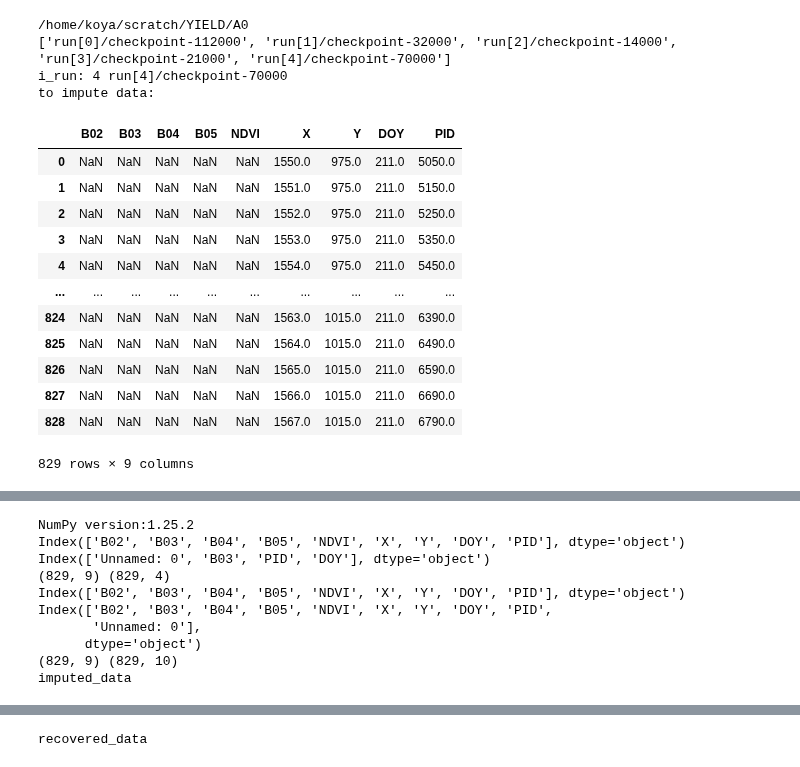
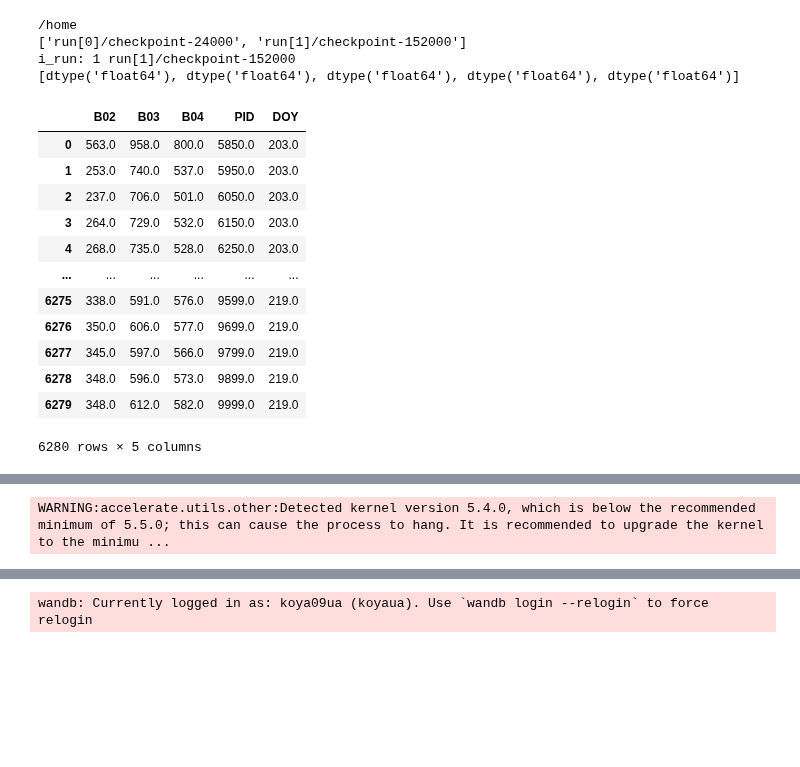
Before and after one commit to koyacolab/aispace, a Jupyter notebook: ainf.ipynb, the cells around one changed output, grey strips where cells are left out. Drawn from its saved outputs; the diff is of its cells as text; code cells hidden in the pictures; blank space fills up the shorter version.

Commit message:
impute generation

```diff
--- a/ainf.ipynb
+++ b/ainf.ipynb
@@ -156,7 +156,7 @@ class HLSInference(HLSDataSet):
         # self.nan_data_resid  = self.nan_data.loc[(nan_data['DOY'] != doy)]
         # self.nan_data_resid  = self.nan_data_resid.reset_index(drop=True)
 
-    def _impute(self, model, columns_impute=['B03', 'PID', 'DOY'], device='cuda', k=400, max_length=1000, temperature=0.01):
+    def _impute(self, model, columns_impute=['B02', 'B03', 'B04', 'PID', 'DOY'], device='cuda', k=400, max_length=1000, temperature=0.01):
 
         self.nan_data_doy = self.to_impute.loc[(self.to_impute['DOY'] == self.doy_to_impute)]
         self.nan_data_doy = self.nan_data_doy.reset_index(drop=True)
@@ -179,9 +179,9 @@ class HLSInference(HLSDataSet):
         # self.nan_data_doy = self.nan_data_doy[self.nan_data_doy.columns[::-1]].copy()
 
         _impute = self.nan_data_doy[columns_impute].copy()
-        self.imputed_data = pd.read_csv('imputed.csv')
-        # self.imputed_data = model.impute(_impute, k=k, max_length=max_length, temperature=temperature, device=device)
-        # self.imputed_data.to_csv('imputed.csv')
+        # self.imputed_data = pd.read_csv('imputed.csv')
+        self.imputed_data = model.impute(_impute, k=k, max_length=max_length, temperature=temperature, device=device)
+        self.imputed_data.to_csv('imputed2.csv')
 
         # imputed_file = f'A0[optim_sophia]/imputed_output_run[3].csv'
         # self.imputed_data = pd.read_csv(imputed_file)
@@ -193,10 +193,14 @@ class HLSInference(HLSDataSet):
         # Merge the dataframes by X and Y columns and replace B3 in df1 with B3 from df2
         merged_df = self.nan_data_doy.merge(self.imputed_data, on=['PID', 'DOY'], suffixes=('', '_df2'), how='left')
         # Replace the original B3 column with B3 from df2
+        merged_df['B02'] = merged_df['B02_df2']
+        merged_df['B03'] = merged_df['B03_df2']
         merged_df['B03'] = merged_df['B03_df2']
 
         # Drop the additional B3_df2 column
+        merged_df = merged_df.drop('B02_df2', axis=1)
         merged_df = merged_df.drop('B03_df2', axis=1)
+        merged_df = merged_df.drop('B04_df2', axis=1)
 
         self.imputed_data = merged_df.copy()
 
@@ -460,15 +477,16 @@ chkpt_list = [8000, 8000, 8000, 16000, ]
 chkpt_list = [8000, 8000, 8000, 16000, ]
 chkpt_list = [32000, 32000, 64000, 32000, 28000, 28000, 28000]
 chkpt_list = [7000, 105000, 71000, 32000, 22000, 112000, 112000, 112000]
-chkpt_list = [112000, 32000, 14000, 21000, 70000]
+chkpt_list = [24000, 152000, ]
 
 !pwd
 
-i_run = 4
+i_run = 1
 
 experiment_dir = 'A0[optim_sophia]'
 experiment_dir = 'A0[great_sophia]'
-experiment_dir = 'A0[ONE_sophia]'
+experiment_dir = 'A0[RGB_TOK[ai]_sophia]'
+experiment_dir = f'A0[ONE_TOK[ai]]'
 
 # fn
 
@@ -486,55 +504,55 @@ print(load_model_path_list)
 # load_model_path=f'run[{i_run}]/checkpoint-16000'
 
 # model = GetModel(train_data, experiment_dir = experiment_dir, load_model_path = load_model_path)
 
 # recovered_data = hls_data._impute(model=model, k=10000, max_length=5000) #, device='cpu')
 
 # recovered_file = f'{experiment_dir}/recovered_output_run[{i_run}].csv'
 # hls_data._save_recovered(imputed_file=recovered_file)
 # imputed_file = f'{experiment_dir}/imputed_output_run[{i_run}].csv'
 # hls_data._save_imputed(imputed_file=imputed_file)
 ######################################################################
 
 # fn
 
 # for i_run, load_model_path in enumerate(load_model_path_list[-1]):
 # i_run = 4
 load_model_path = load_model_path_list[-1]
 
 print('i_run:', i_run, load_model_path)
 # fn
 # load_model_path_list=f'run[{i_run}]/checkpoint-16000'
-train_columns_list = ['B03', 'PID', 'DOY']
+train_columns_list = ['B02', 'B03', 'B04', 'PID', 'DOY']
 
-# model = GetModel(train_data[train_columns_list],
-#                  experiment_dir = experiment_dir,
-#                  load_model_path = load_model_path,
-#                  # tokenizer='distilgpt2')
-#                  tokenizer='aispace-tokenizer')
-model = []
+model = GetModel(train_data[train_columns_list],
+                 experiment_dir = experiment_dir,
+                 load_model_path = load_model_path,
+                 # tokenizer='distilgpt2')
+                 tokenizer='aispace-tokenizer')
+# model = []
 
-recovered_data = hls_data._impute(model=model, k=10000, max_length=1000) #, device='cpu')
+recovered_data = hls_data._impute(model=model, k=10000, max_length=1000, temperature=0.01) #, device='cpu')
 
 imputed_file = f'{experiment_dir}/recovered_output_run[{i_run}].csv'
 hls_data._save_recovered(imputed_file=imputed_file)
 
 imputed_file = f'{experiment_dir}/imputed_output_run[{i_run}].csv'
 hls_data._save_imputed(imputed_file=imputed_file)
 # %% [output]
-/home/koya/scratch/YIELD/A0
-['run[0]/checkpoint-112000', 'run[1]/checkpoint-32000', 'run[2]/checkpoint-14000', 'run[3]/checkpoint-21000', 'run[4]/checkpoint-70000']
-i_run: 4 run[4]/checkpoint-70000
-to impute data:
+/home
+['run[0]/checkpoint-24000', 'run[1]/checkpoint-152000']
+i_run: 1 run[1]/checkpoint-152000
+[dtype('float64'), dtype('float64'), dtype('float64'), dtype('float64'), dtype('float64')]
-|  | B02 | B03 | B04 | B05 | NDVI | X | Y | DOY | PID |
-| 0 | NaN | NaN | NaN | NaN | NaN | 1550.0 | 975.0 | 211.0 | 5050.0 |
-| 1 | NaN | NaN | NaN | NaN | NaN | 1551.0 | 975.0 | 211.0 | 5150.0 |
-| 2 | NaN | NaN | NaN | NaN | NaN | 1552.0 | 975.0 | 211.0 | 5250.0 |
-| 3 | NaN | NaN | NaN | NaN | NaN | 1553.0 | 975.0 | 211.0 | 5350.0 |
-| 4 | NaN | NaN | NaN | NaN | NaN | 1554.0 | 975.0 | 211.0 | 5450.0 |
-| ... | ... | ... | ... | ... | ... | ... | ... | ... | ... |
-| 824 | NaN | NaN | NaN | NaN | NaN | 1563.0 | 1015.0 | 211.0 | 6390.0 |
-| 825 | NaN | NaN | NaN | NaN | NaN | 1564.0 | 1015.0 | 211.0 | 6490.0 |
-| 826 | NaN | NaN | NaN | NaN | NaN | 1565.0 | 1015.0 | 211.0 | 6590.0 |
-| 827 | NaN | NaN | NaN | NaN | NaN | 1566.0 | 1015.0 | 211.0 | 6690.0 |
-| 828 | NaN | NaN | NaN | NaN | NaN | 1567.0 | 1015.0 | 211.0 | 6790.0 |
+|  | B02 | B03 | B04 | PID | DOY |
+| 0 | 563.0 | 958.0 | 800.0 | 5850.0 | 203.0 |
+| 1 | 253.0 | 740.0 | 537.0 | 5950.0 | 203.0 |
+| 2 | 237.0 | 706.0 | 501.0 | 6050.0 | 203.0 |
+| 3 | 264.0 | 729.0 | 532.0 | 6150.0 | 203.0 |
+| 4 | 268.0 | 735.0 | 528.0 | 6250.0 | 203.0 |
+| ... | ... | ... | ... | ... | ... |
+| 6275 | 338.0 | 591.0 | 576.0 | 9599.0 | 219.0 |
+| 6276 | 350.0 | 606.0 | 577.0 | 9699.0 | 219.0 |
+| 6277 | 345.0 | 597.0 | 566.0 | 9799.0 | 219.0 |
+| 6278 | 348.0 | 596.0 | 573.0 | 9899.0 | 219.0 |
+| 6279 | 348.0 | 612.0 | 582.0 | 9999.0 | 219.0 |
-829 rows × 9 columns
+6280 rows × 5 columns
@@ -554,8 +576 @@ to impute data:
-NumPy version:1.25.2
-Index(['B02', 'B03', 'B04', 'B05', 'NDVI', 'X', 'Y', 'DOY', 'PID'], dtype='object') Index(['Unnamed: 0', 'B03', 'PID', 'DOY'], dtype='object')
-(829, 9) (829, 4)
-Index(['B02', 'B03', 'B04', 'B05', 'NDVI', 'X', 'Y', 'DOY', 'PID'], dtype='object') Index(['B02', 'B03', 'B04', 'B05', 'NDVI', 'X', 'Y', 'DOY', 'PID',
-       'Unnamed: 0'],
-      dtype='object')
-(829, 9) (829, 10)
-imputed_data
+WARNING:accelerate.utils.other:Detected kernel version 5.4.0, which is below the recommended minimum of 5.5.0; this can cause the process to hang. It is recommended to upgrade the kernel to the minimu ...
@@ -575 +582 @@ imputed_data
-recovered_data
+wandb: Currently logged in as: koya09ua (koyaua). Use `wandb login --relogin` to force relogin
```
Also changed, not shown: parts of 6 cells of this notebook, 2 other files.
